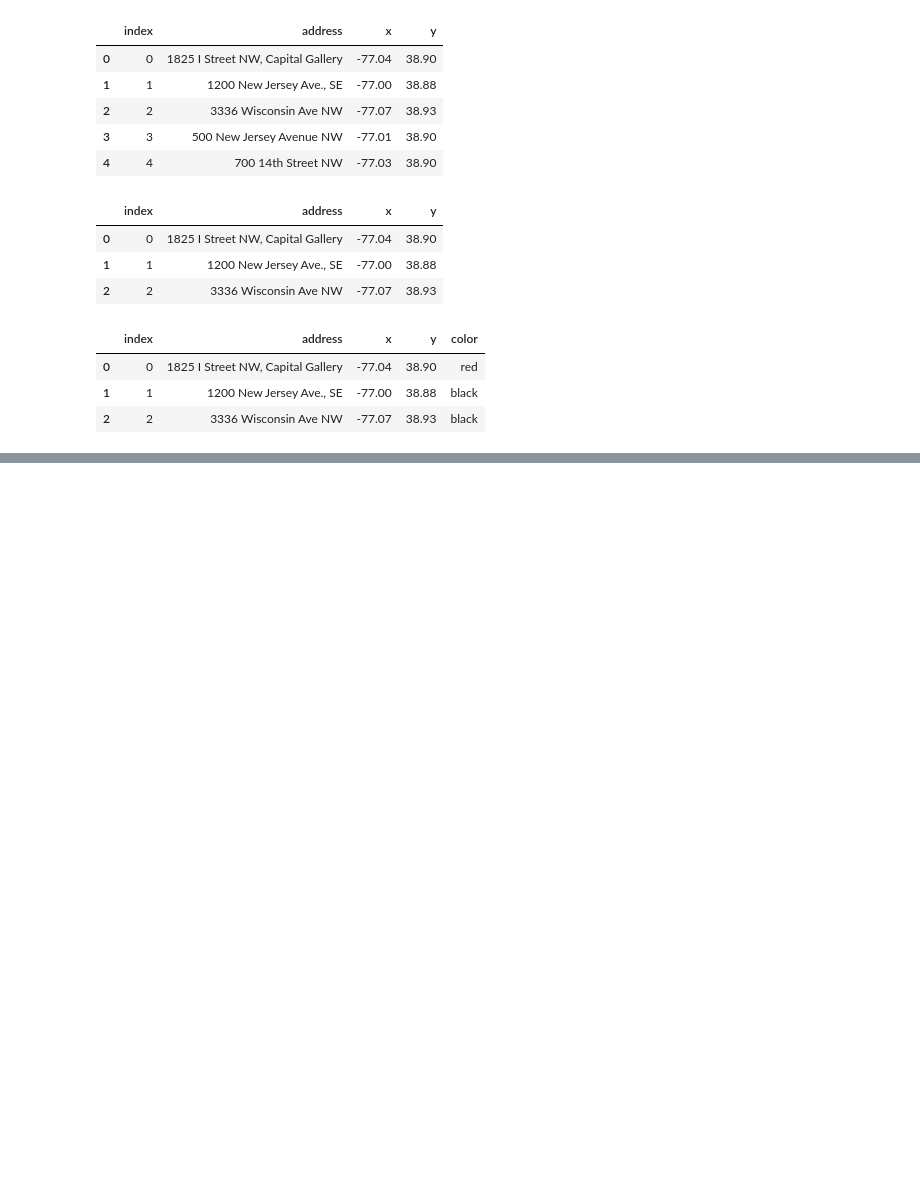
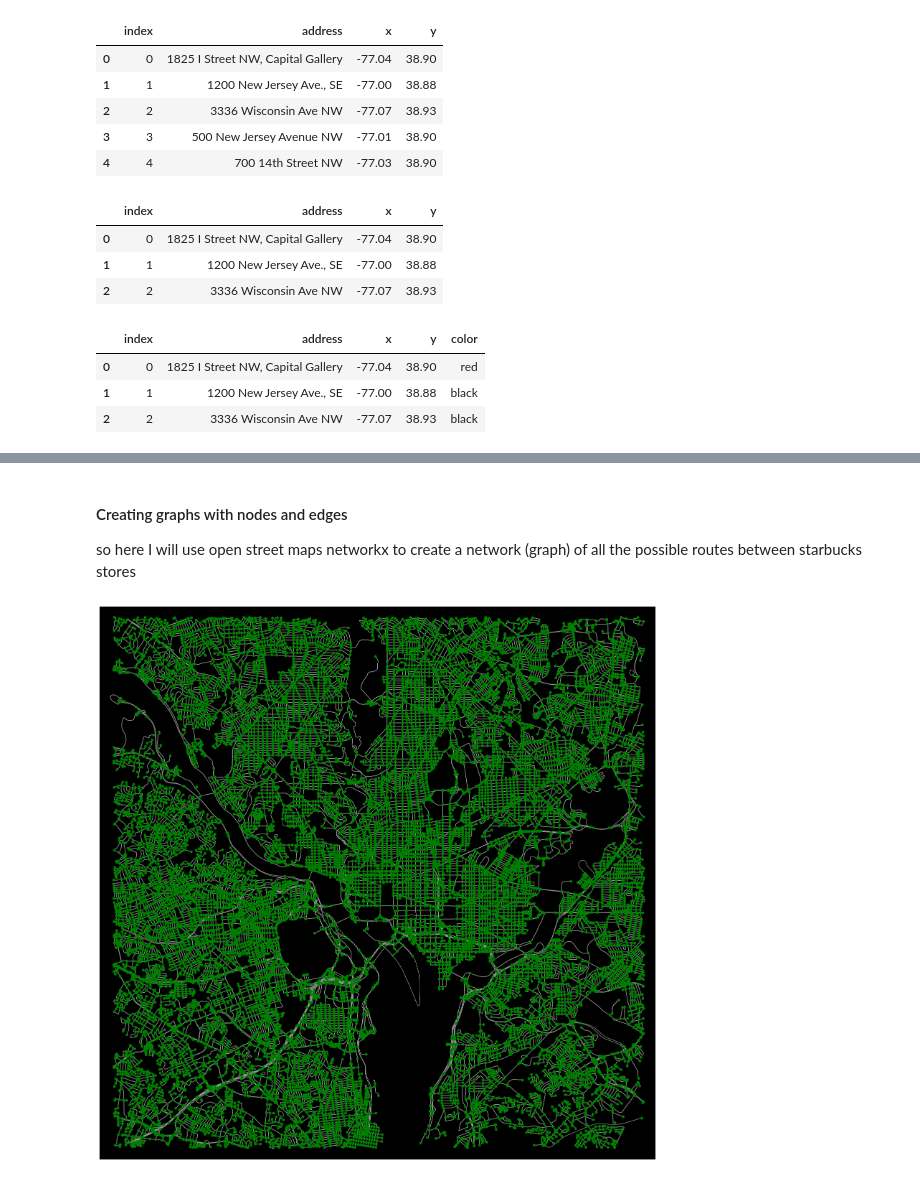
Before and after one commit to amirhosseinkarimi7/network_optimization, a Jupyter notebook: starbucks_DC.ipynb, the cells around one changed output, grey strips where cells are left out. Saved outputs shown, nothing was run; the diff lists cells and outputs as text; code cells hidden in the pictures; blank space fills up the shorter version.

Commit message:
add graphs for network optimization - adding speed bearing and travel time to the edges

```diff
--- a/starbucks_DC.ipynb
+++ b/starbucks_DC.ipynb
@@ -83,3 +84,16 @@ data.apply( lambda row:
 map
 # %% [output]
 [interactive output not drawn]
+# %% [markdown]
+#### Creating graphs with nodes and edges
+
+so here  I will use open street maps networkx to create a network (graph) of all the possible routes between starbucks stores
+# %%
+G = ox.graph_from_point(start, dist= 10e3, network_type='drive')
+G = ox.add_edge_speeds(G)
+G = ox.add_edge_travel_times(G)
+G = ox.add_edge_bearings(G)
+
+fig,ax = ox.plot_graph(G,bgcolor="black", node_size = 30, node_color = 'green', figsize = (30,20))
+# %% [output]
+[figure, added]
```
Also changed, not shown: parts of 1 cell of this notebook.
